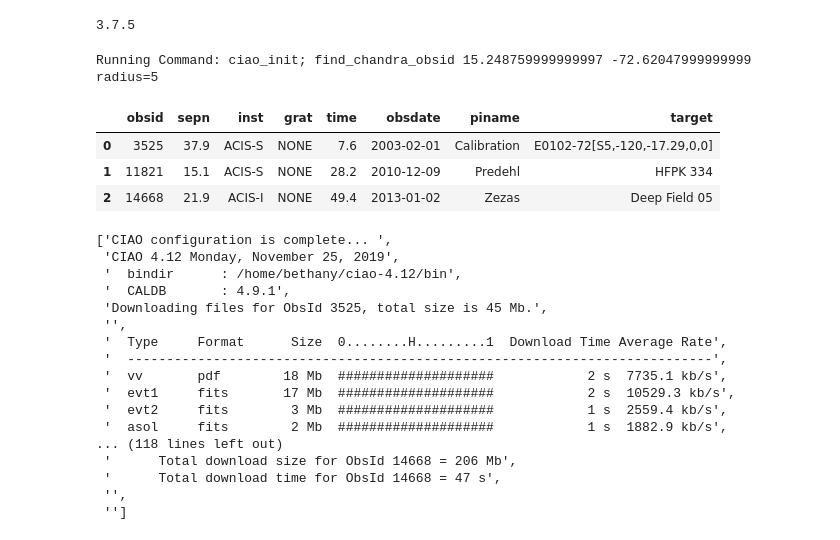
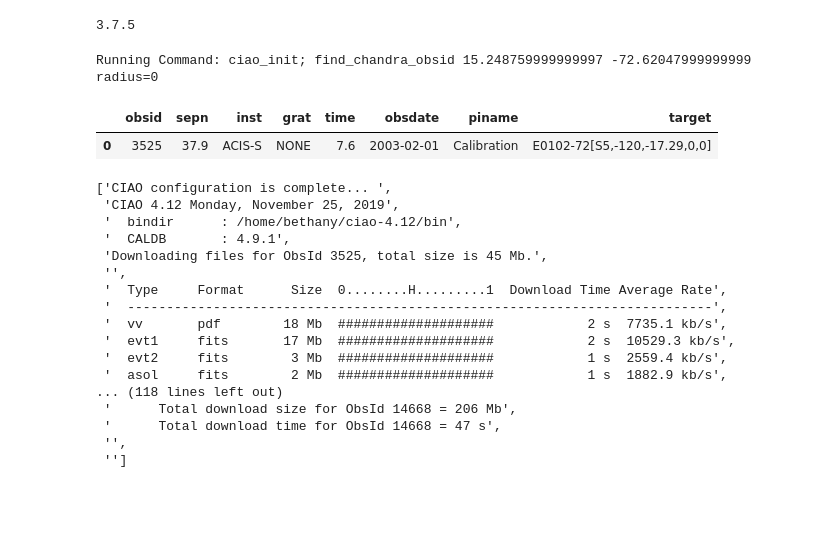
Before and after one commit to AstroLudwig/ChandraXrayBinaries, a Jupyter notebook: Data/Aquisition.ipynb, the cells around one changed output. Cells and saved outputs as stored; diff of their text form; code cells hidden in the pictures; blank space fills up the shorter version.

```diff
--- a/Data/Aquisition.ipynb
+++ b/Data/Aquisition.ipynb
@@ -127,16 +145,13 @@ def source_flux(obsid, ra, dec):
 c = SkyCoord("01h00m59.7024s" "-72d37m13.728s", unit=(u.hourangle, u.deg))
 ra = str(c.ra.deg)
 dec = str(c.dec.deg)
-# %%
-out = locate(ra,dec,5)
-# %% [output]
-Running Command: ciao_init; find_chandra_obsid 15.248759999999997 -72.62047999999999 radius=5
-# %%
-df = format_obs_id_output(out)
-df
-# %% [output]
-|  | obsid | sepn | inst | grat | time | obsdate | piname | target |
-| 0 | 3525 | 37.9 | ACIS-S | NONE | 7.6 | 2003-02-01 | Calibration | E0102-72[S5,-120,-17.29,0,0] |
-| 1 | 11821 | 15.1 | ACIS-S | NONE | 28.2 | 2010-12-09 | Predehl | HFPK 334 |
-| 2 | 14668 | 21.9 | ACIS-I | NONE | 49.4 | 2013-01-02 | Zezas | Deep Field 05 |
+# %%
+# Find OBSIDS
+out = locate(ra, dec, 0)
+df = format_obs_id_output(out)
+df
+# %% [output]
+Running Command: ciao_init; find_chandra_obsid 15.248759999999997 -72.62047999999999 radius=0
+|  | obsid | sepn | inst | grat | time | obsdate | piname | target |
+| 0 | 3525 | 37.9 | ACIS-S | NONE | 7.6 | 2003-02-01 | Calibration | E0102-72[S5,-120,-17.29,0,0] |
 # %%
```
Also changed, not shown: parts of 26 cells of this notebook.
